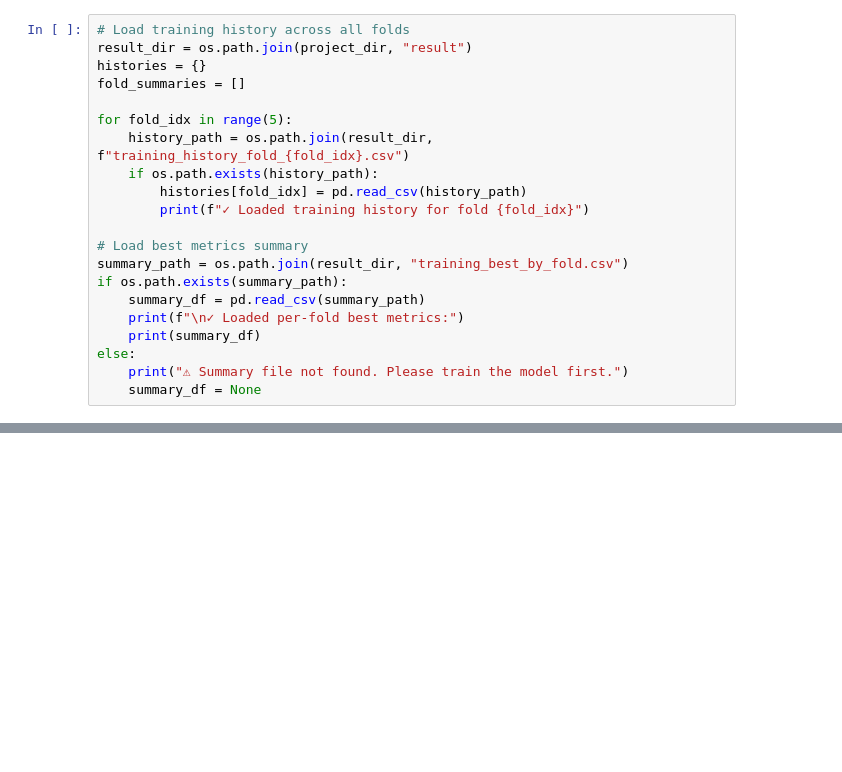
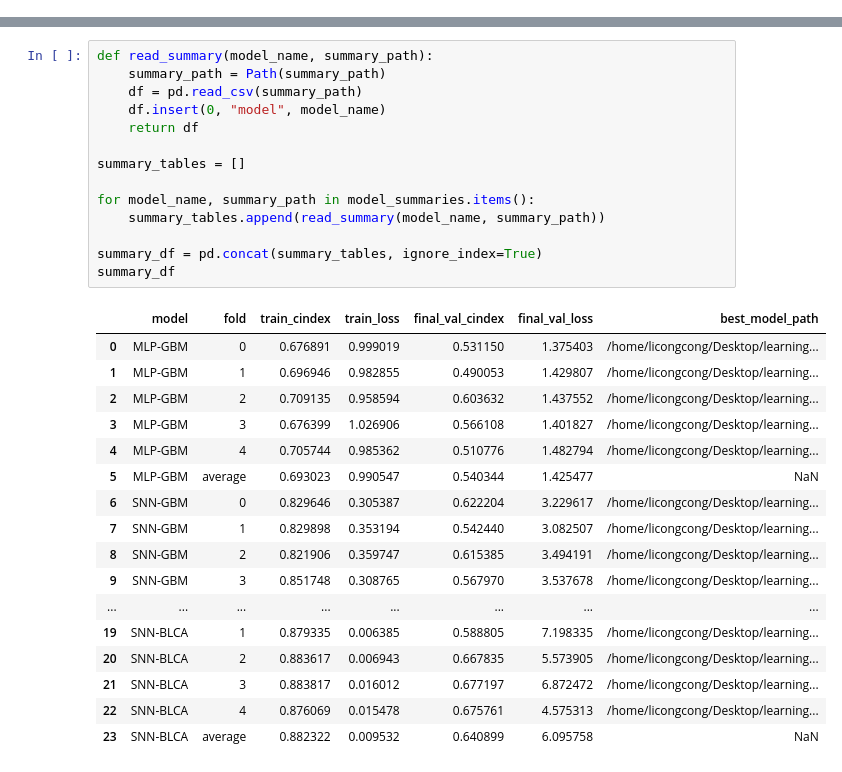
Before and after one commit to minnminncherry/BrainCancerSurv, a Jupyter notebook: model_evaluation_and_predictions.ipynb, the cells around one changed output, grey strips where cells are left out. Drawn from its saved outputs; the diff is of its cells as text; blank space fills up the shorter version.

```diff
--- a/model_evaluation_and_predictions.ipynb
+++ b/model_evaluation_and_predictions.ipynb
@@ -39,21 +0,0 @@ Device: cpu
-# %%
-# Load training history across all folds
-result_dir = os.path.join(project_dir, "result")
-histories = {}
-fold_summaries = []
-
-for fold_idx in range(5):
-    history_path = os.path.join(result_dir, f"training_history_fold_{fold_idx}.csv")
-    if os.path.exists(history_path):
-        histories[fold_idx] = pd.read_csv(history_path)
-        print(f"✓ Loaded training history for fold {fold_idx}")
-
-# Load best metrics summary
-summary_path = os.path.join(result_dir, "training_best_by_fold.csv")
-if os.path.exists(summary_path):
-    summary_df = pd.read_csv(summary_path)
-    print(f"\n✓ Loaded per-fold best metrics:")
-    print(summary_df)
-else:
-    print("⚠ Summary file not found. Please train the model first.")
-    summary_df = None
@@ -508,0 +57,32 @@ See Section 6 above for complete example code.
+# %%
+def read_summary(model_name, summary_path):
+    summary_path = Path(summary_path)
+    df = pd.read_csv(summary_path)
+    df.insert(0, "model", model_name)
+    return df
+
+summary_tables = []
+
+for model_name, summary_path in model_summaries.items():
+    summary_tables.append(read_summary(model_name, summary_path))
+
+summary_df = pd.concat(summary_tables, ignore_index=True)
+summary_df
+# %% [output]
+|  | model | fold | train_cindex | train_loss | final_val_cindex | final_val_loss | best_model_path |
+| 0 | MLP-GBM | 0 | 0.676891 | 0.999019 | 0.531150 | 1.375403 | /home/licongcong/Desktop/learning... |
+| 1 | MLP-GBM | 1 | 0.696946 | 0.982855 | 0.490053 | 1.429807 | /home/licongcong/Desktop/learning... |
+| 2 | MLP-GBM | 2 | 0.709135 | 0.958594 | 0.603632 | 1.437552 | /home/licongcong/Desktop/learning... |
+| 3 | MLP-GBM | 3 | 0.676399 | 1.026906 | 0.566108 | 1.401827 | /home/licongcong/Desktop/learning... |
+| 4 | MLP-GBM | 4 | 0.705744 | 0.985362 | 0.510776 | 1.482794 | /home/licongcong/Desktop/learning... |
+| 5 | MLP-GBM | average | 0.693023 | 0.990547 | 0.540344 | 1.425477 | NaN |
+| 6 | SNN-GBM | 0 | 0.829646 | 0.305387 | 0.622204 | 3.229617 | /home/licongcong/Desktop/learning... |
+| 7 | SNN-GBM | 1 | 0.829898 | 0.353194 | 0.542440 | 3.082507 | /home/licongcong/Desktop/learning... |
+| 8 | SNN-GBM | 2 | 0.821906 | 0.359747 | 0.615385 | 3.494191 | /home/licongcong/Desktop/learning... |
+| 9 | SNN-GBM | 3 | 0.851748 | 0.308765 | 0.567970 | 3.537678 | /home/licongcong/Desktop/learning... |
+| ... | ... | ... | ... | ... | ... | ... | ... |
+| 19 | SNN-BLCA | 1 | 0.879335 | 0.006385 | 0.588805 | 7.198335 | /home/licongcong/Desktop/learning... |
+| 20 | SNN-BLCA | 2 | 0.883617 | 0.006943 | 0.667835 | 5.573905 | /home/licongcong/Desktop/learning... |
+| 21 | SNN-BLCA | 3 | 0.883817 | 0.016012 | 0.677197 | 6.872472 | /home/licongcong/Desktop/learning... |
+| 22 | SNN-BLCA | 4 | 0.876069 | 0.015478 | 0.675761 | 4.575313 | /home/licongcong/Desktop/learning... |
+| 23 | SNN-BLCA | average | 0.882322 | 0.009532 | 0.640899 | 6.095758 | NaN |
```
Also changed, not shown: parts of 23 cells of this notebook, 14 other files.
